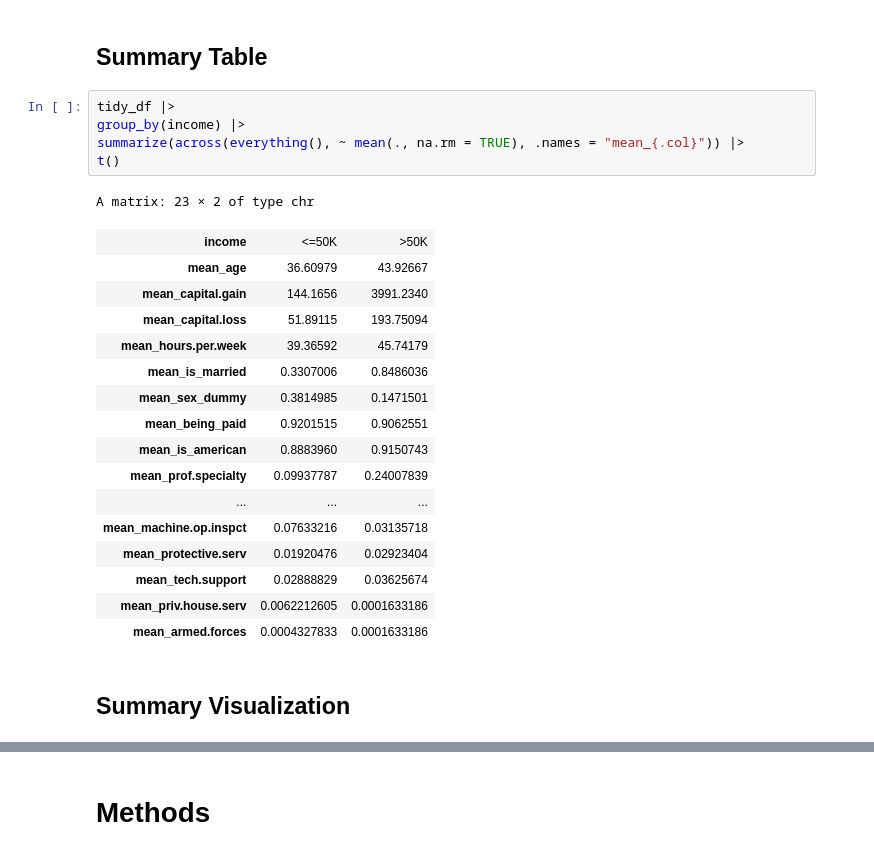
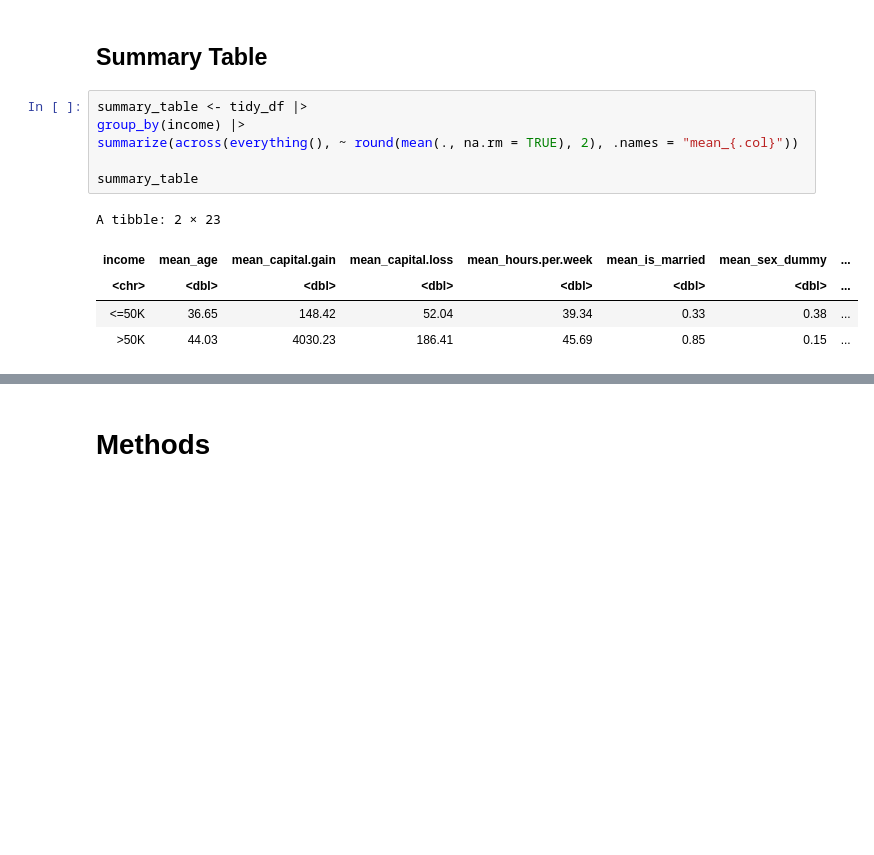
Before and after one commit to calvingdu/dsci100-003-23, a Jupyter notebook: src/proposal.ipynb, the cells around one changed output, grey strips where cells are left out. Cells and saved outputs as stored; diff of their text form; blank space fills up the shorter version.

```diff
--- a/src/proposal.ipynb
+++ b/src/proposal.ipynb
@@ -166,27 +148,14 @@ print(all.equal(processed_df_train, tidy_df) & all.equal(colnames(processed_df_t
 # %% [markdown]
 ## Summary Table
 # %%
-tidy_df |>
+summary_table <- tidy_df |>
 group_by(income) |>
-summarize(across(everything(), ~ mean(., na.rm = TRUE), .names = "mean_{.col}")) |>
-t()
+summarize(across(everything(), ~ round(mean(., na.rm = TRUE), 2), .names = "mean_{.col}"))
+
+summary_table
 # %% [output]
-A matrix: 23 × 2 of type chr
+A tibble: 2 × 23
-| income | <=50K | >50K |
-| mean_age | 36.60979 | 43.92667 |
-| mean_capital.gain | 144.1656 | 3991.2340 |
-| mean_capital.loss | 51.89115 | 193.75094 |
-| mean_hours.per.week | 39.36592 | 45.74179 |
-| mean_is_married | 0.3307006 | 0.8486036 |
-| mean_sex_dummy | 0.3814985 | 0.1471501 |
-| mean_being_paid | 0.9201515 | 0.9062551 |
-| mean_is_american | 0.8883960 | 0.9150743 |
-| mean_prof.specialty | 0.09937787 | 0.24007839 |
-| ... | ... | ... |
-| mean_machine.op.inspct | 0.07633216 | 0.03135718 |
-| mean_protective.serv | 0.01920476 | 0.02923404 |
-| mean_tech.support | 0.02888829 | 0.03625674 |
-| mean_priv.house.serv | 0.0062212605 | 0.0001633186 |
-| mean_armed.forces | 0.0004327833 | 0.0001633186 |
+| income | mean_age | mean_capital.gain | mean_capital.loss | mean_hours.per.week | mean_is_married | mean_sex_dummy | ... |
+| <chr> | <dbl> | <dbl> | <dbl> | <dbl> | <dbl> | <dbl> | ... |
+| <=50K | 36.65 | 148.42 | 52.04 | 39.34 | 0.33 | 0.38 | ... |
+| >50K | 44.03 | 4030.23 | 186.41 | 45.69 | 0.85 | 0.15 | ... |
-# %% [markdown]
-## Summary Visualization
```
Also changed, not shown: parts of 10 cells of this notebook.
